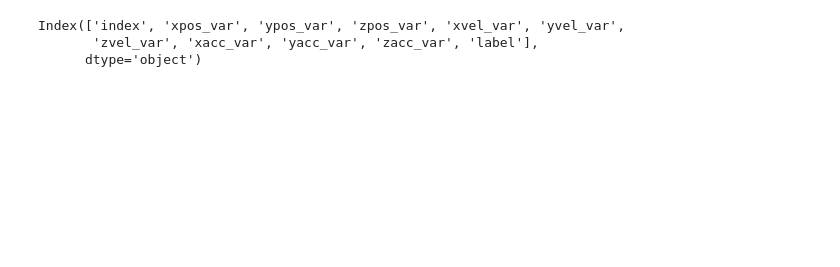
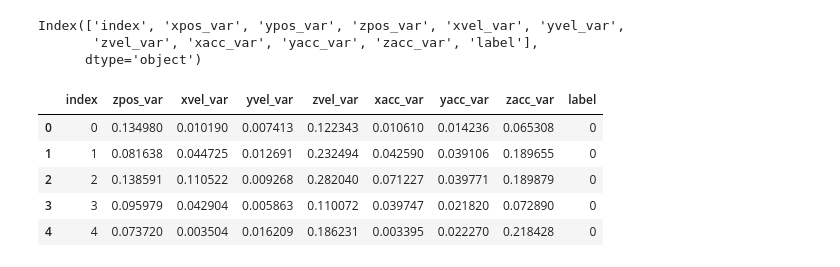
Before and after one commit to sijesimochi/Tugas-Akhir-FYS1, a Jupyter notebook: Model/Drop Xpos and Ypos/graphing.ipynb, the cells around one changed output. Drawn from its saved outputs; the diff is of its cells as text; code cells hidden in the pictures; blank space fills up the shorter version.

```diff
--- a/Model/Drop Xpos and Ypos/graphing.ipynb
+++ b/Model/Drop Xpos and Ypos/graphing.ipynb
@@ -52,6 +62,16 @@ var_csv.columns
 Index(['index', 'xpos_var', 'ypos_var', 'zpos_var', 'xvel_var', 'yvel_var',
        'zvel_var', 'xacc_var', 'yacc_var', 'zacc_var', 'label'],
       dtype='object')
+# %%
+var_csv = var_csv.drop(['xpos_var','ypos_var'], axis=1)
+var_csv.head()
+# %% [output]
+|  | index | zpos_var | xvel_var | yvel_var | zvel_var | xacc_var | yacc_var | zacc_var | label |
+| 0 | 0 | 0.134980 | 0.010190 | 0.007413 | 0.122343 | 0.010610 | 0.014236 | 0.065308 | 0 |
+| 1 | 1 | 0.081638 | 0.044725 | 0.012691 | 0.232494 | 0.042590 | 0.039106 | 0.189655 | 0 |
+| 2 | 2 | 0.138591 | 0.110522 | 0.009268 | 0.282040 | 0.071227 | 0.039771 | 0.189879 | 0 |
+| 3 | 3 | 0.095979 | 0.042904 | 0.005863 | 0.110072 | 0.039747 | 0.021820 | 0.072890 | 0 |
+| 4 | 4 | 0.073720 | 0.003504 | 0.016209 | 0.186231 | 0.003395 | 0.022270 | 0.218428 | 0 |
 # %%
 merged = mean_csv.merge(var_csv, on='index')
 merged.columns
```
Also changed, not shown: parts of 8 cells of this notebook, 6 other files.
